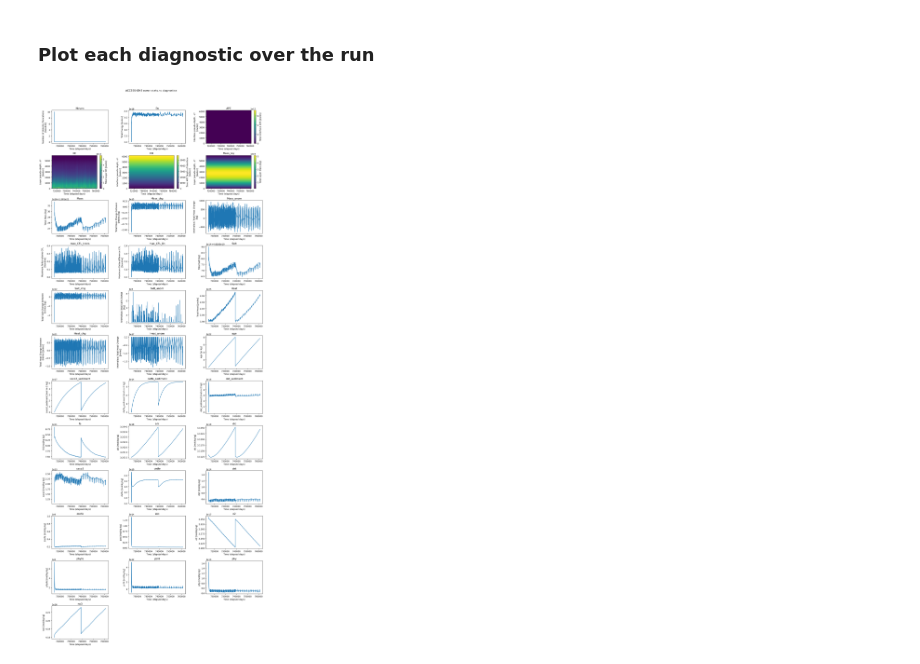
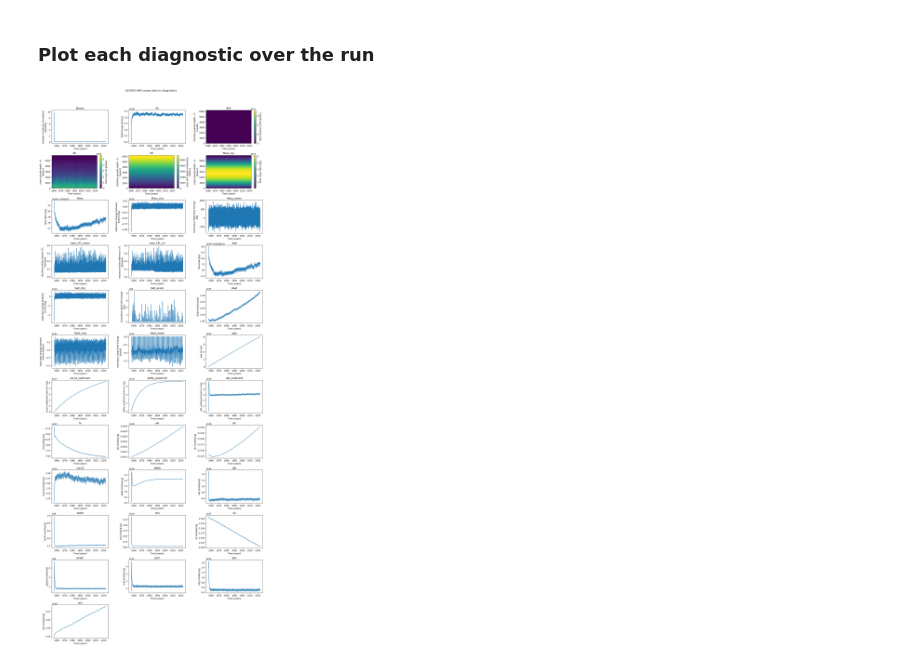
Before and after one commit to ACCESS-Community-Hub/access-om3-paper-1, a Jupyter notebook: notebooks/ocean_stats.ipynb, the cells around one changed output. Saved outputs shown, nothing was run; the diff lists cells and outputs as text; code cells hidden in the pictures.

Commit message:
bug fix as pointed out by Charles et al. https://access-nri.zulipchat.com/#narrow/channel/470332-ocean-seaice/topic/.60ocean.2Estats.60.20in.20MC_25km_jra_iaf.2Bwombatlite-test4-d28e0/near/624553046

```diff
--- a/notebooks/ocean_stats.ipynb
+++ b/notebooks/ocean_stats.ipynb
@@ -125,24 +110,31 @@ ocean_stats = ocean_stats.assign_coords(Time=new_time)
 # %% [markdown]
 ### Plot each diagnostic over the run
-# %%
-data_vars = [v for v in ocean_stats.data_vars if "Time" in ocean_stats[v].dims]
-
-ncols = 3
-nrows = -(-len(data_vars) // ncols)  # ceil division
-fig, axes = plt.subplots(nrows, ncols, figsize=(5 * ncols, 3 * nrows), squeeze=False)
-
-for ax, var in zip(axes.flat, data_vars):
-    ocean_stats[var].plot(ax=ax, x="Time")
-    ax.set_title(var)
-    ax.set_xlabel("Time (elapsed days)")
-
-for ax in axes.flat[len(data_vars):]:
-    ax.axis("off")
-
-fig.suptitle("ACCESS-OM3 ocean.stats.nc diagnostics", y=1.02)
-fig.tight_layout()
-# %% [output]
-[figure, removed]
+# %%
+# Time is raw elapsed days (decode_times=False avoids the calendar overflow).
+# Convert to years for a more readable axis -- check ocean_stats["Time"].attrs
+# for the exact calendar; 365.25 is a reasonable default, use 365 if it's a
+# 'noleap' calendar (common for JRA-forced runs).
+days_per_year = 365.25
+ocean_stats = ocean_stats.assign_coords(Time_years=ocean_stats["Time"] / days_per_year)
+
+data_vars = [v for v in ocean_stats.data_vars if "Time" in ocean_stats[v].dims]
+
+ncols = 3
+nrows = -(-len(data_vars) // ncols)  # ceil division
+fig, axes = plt.subplots(nrows, ncols, figsize=(5 * ncols, 3 * nrows), squeeze=False)
+
+for ax, var in zip(axes.flat, data_vars):
+    ocean_stats[var].plot(ax=ax, x="Time_years")
+    ax.set_title(var)
+    ax.set_xlabel("Time (years)")
+
+for ax in axes.flat[len(data_vars):]:
+    ax.axis("off")
+
+fig.suptitle("ACCESS-OM3 ocean.stats.nc diagnostics", y=1.02)
+fig.tight_layout()
+# %% [output]
+[figure, added]
 # %%
 # mkmd.savefig(fig, title, caption, dpi=100)
 # Save figure and append to markdown summary.
```
Also changed, not shown: parts of 5 cells of this notebook.
